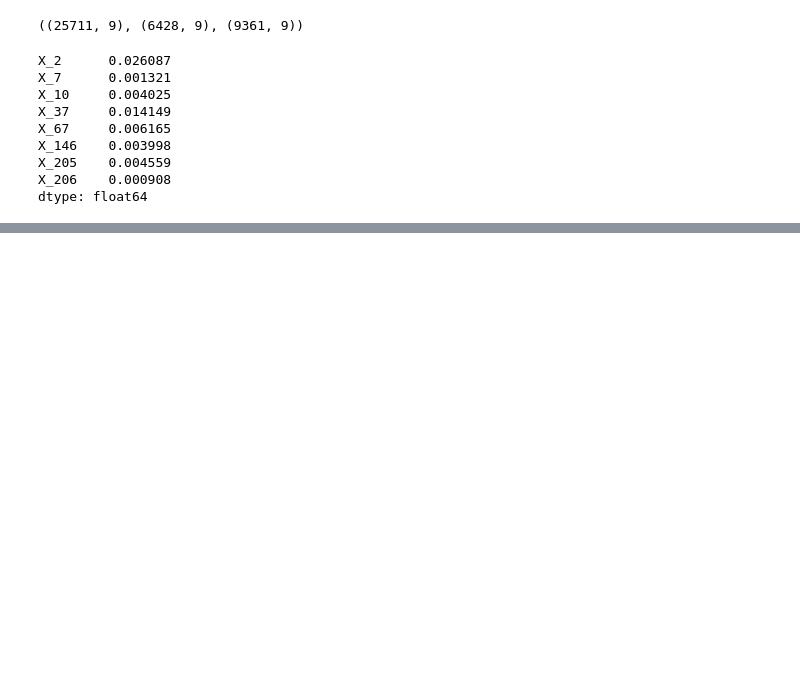
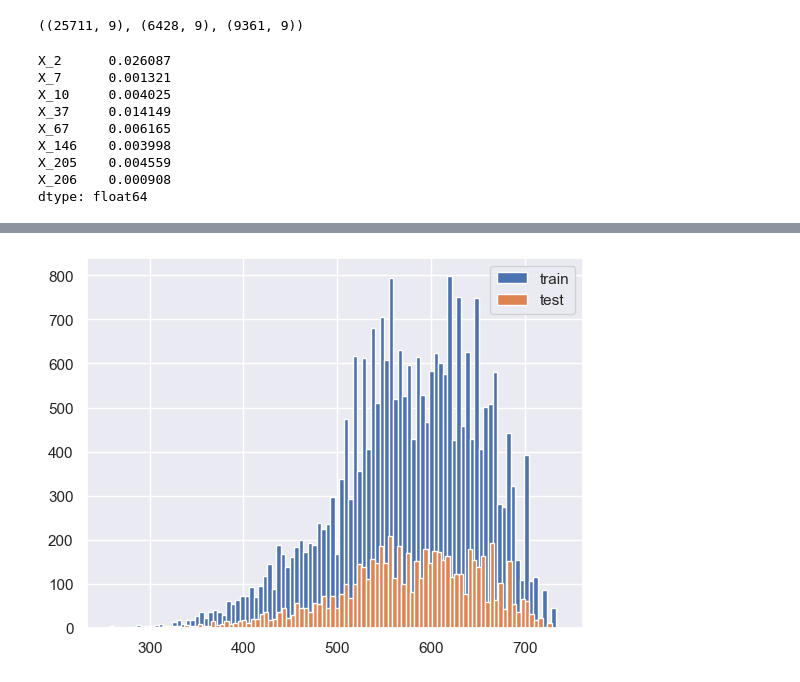
Before and after one commit to huanxu767/AI-python, a Jupyter notebook: givemesomecredit/thesis.ipynb, the cells around one changed output, grey strips where cells are left out. Cells and saved outputs as stored; diff of their text form; code cells hidden in the pictures; blank space fills up the shorter version.

```diff
--- a/givemesomecredit/thesis.ipynb
+++ b/givemesomecredit/thesis.ipynb
@@ -554,0 +623,4 @@ score_card.head(100)
+# %%
+# 直接使用原始数据进行评分
+score_train = card.predict(train_set)
+# train_set[['X_2','X_7','X_10','X_37','X_67','X_146','X_205','X_206','target']].head(2)
@@ -555,13 +633,14 @@ score_card.head(100)
 # %%
-# 直接使用原始数据进行评分
-# score_train = card.predict(train_set)
-# score_test = card.predict(test_set)
+
+score_test = card.predict(test_set)
 import matplotlib.pyplot as plt
 #
-# plt.hist(score_train, label = 'train', bins = 100)
-# plt.hist(score_test, label = 'test', bins = 100)
-# plt.legend()
-# plt.show()
+plt.hist(score_train, label = 'train', bins = 100)
+plt.hist(score_test, label = 'test', bins = 100)
+plt.legend()
+plt.show()
+# %% [output]
+[figure, added]
 # %%
 plt.hist(my_lib.calculate_model_psi[train_selected.target == 0], label = 'good', bins = 50)
 plt.hist(my_lib.calculate_model_psi[train_selected.target == 1], label = 'bad', bins = 50)
```
Also changed, not shown: parts of 13 cells of this notebook, 1 other file.
